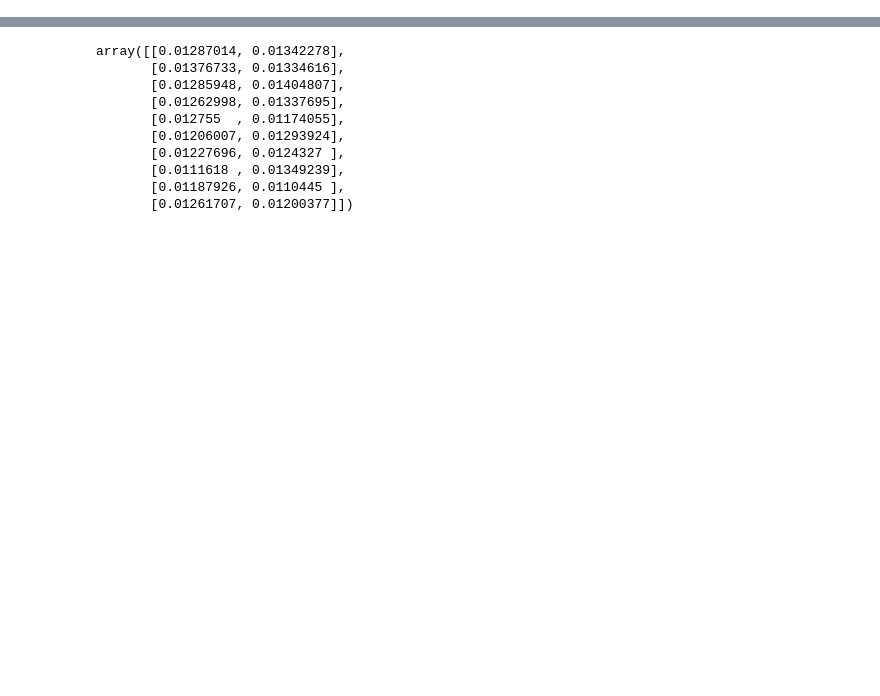
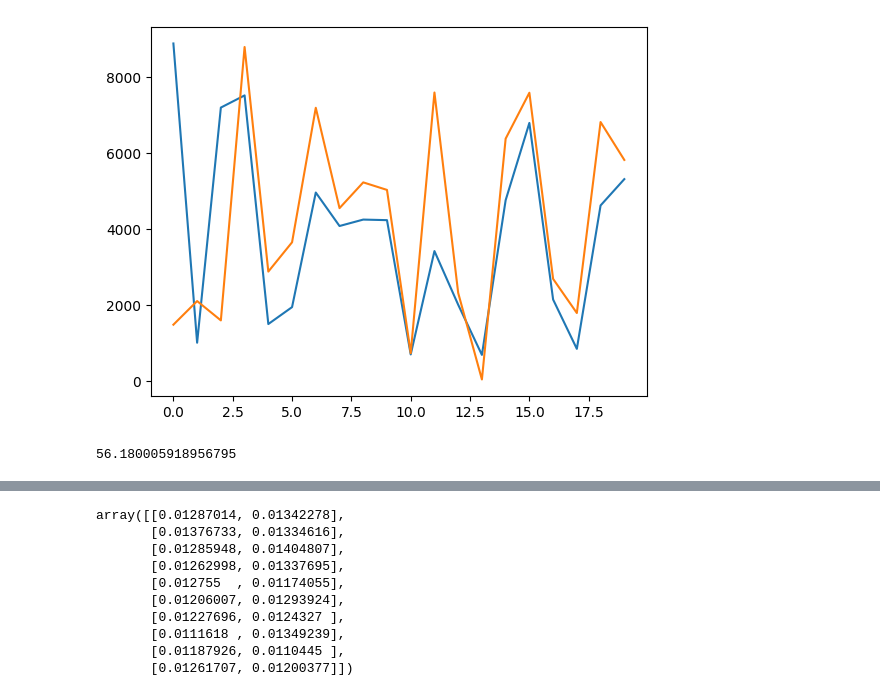
Before and after one commit to orince/Xiu, a Jupyter notebook: xiu/selectword_view1.ipynb, the cells around one changed output, grey strips where cells are left out. Cells and saved outputs as stored; diff of their text form; code cells hidden in the pictures; blank space fills up the shorter version.

```diff
--- a/xiu/selectword_view1.ipynb
+++ b/xiu/selectword_view1.ipynb
@@ -86,0 +220,12 @@ W_test, r_test, stkcd1, datearray1 = trans_data(df_sparse1, df_newsindex1, df_wo
+# %%
+ry = st.rankdata(y[:n0])
+rscore = st.rankdata(score)
+plt.plot(ry[:20])
+plt.plot(rscore[:20])
+plt.show()
+# %% [output]
+[figure, added]
+# %%
+-sum(np.log(0.6 * Ohat[j, 0]+ 0.4 * Ohat[j, 1])* d[0,j]  for j in WS_index)
+# %% [output]
+56.180005918956795
```
Also changed, not shown: parts of 20 cells of this notebook.
